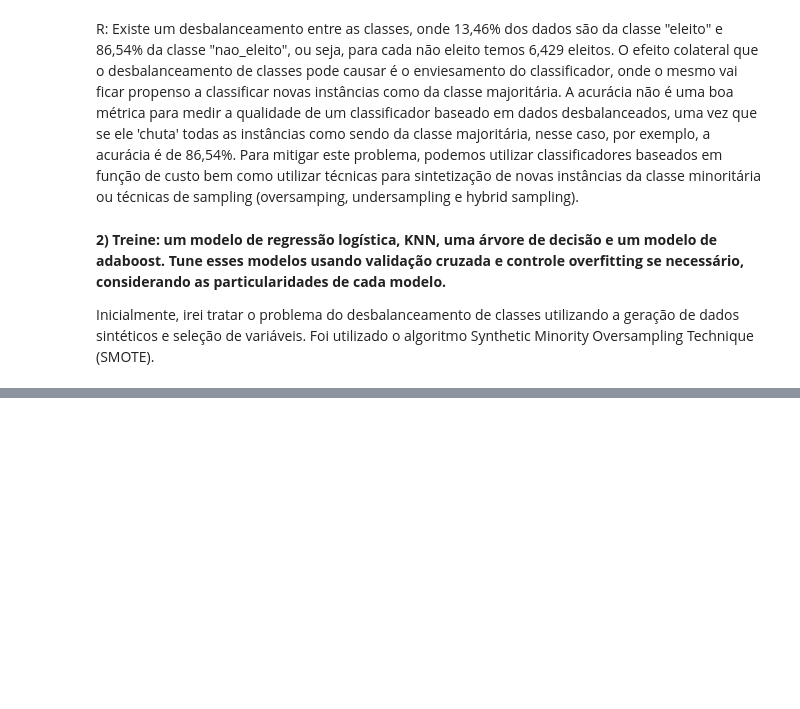
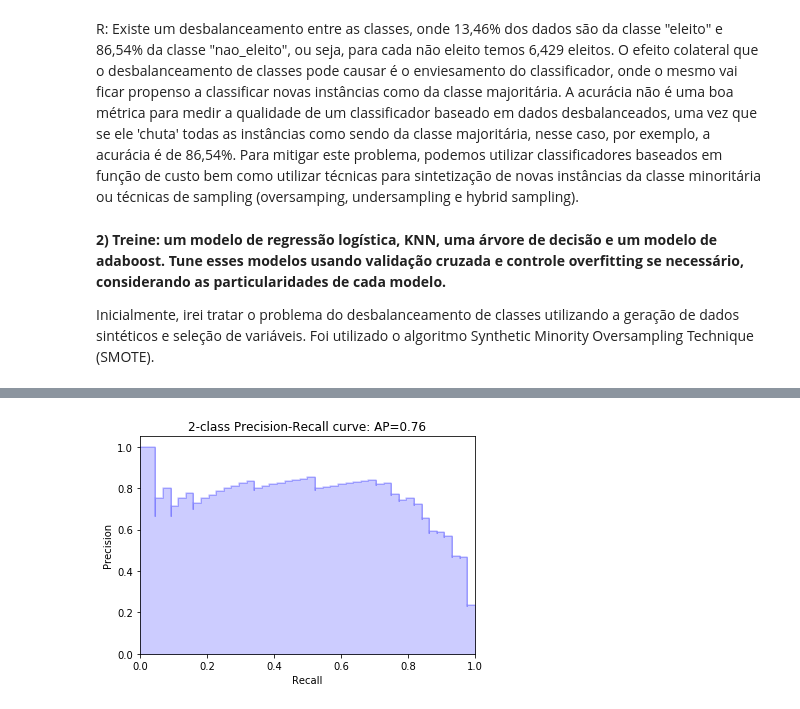
Before and after one commit to ffosilva/machine-learning-classes, a Jupyter notebook: atividade4/previsao_de_eleicao_de_deputados.ipynb, the cells around one changed output, grey strips where cells are left out. Cells and saved outputs as stored; diff of their text form; code cells hidden in the pictures; blank space fills up the shorter version.

```diff
--- a/atividade4/previsao_de_eleicao_de_deputados.ipynb
+++ b/atividade4/previsao_de_eleicao_de_deputados.ipynb
@@ -127,0 +125,29 @@ Vamos agora treinar um modelo de regressão logística (sem e com validação cr
+# %%
+def plot_auc(y_test, y_score, average_precision):
+    precision, recall, _ = precision_recall_curve(y_test, y_score)
+
+    # In matplotlib < 1.5, plt.fill_between does not have a 'step' argument
+    step_kwargs = ({'step': 'post'}
+                   if 'step' in signature(plt.fill_between).parameters
+                   else {})
+    plt.step(recall, precision, color='b', alpha=0.2,
+             where='post')
+    plt.fill_between(recall, precision, alpha=0.2, color='b', **step_kwargs)
+
+    plt.xlabel('Recall')
+    plt.ylabel('Precision')
+    plt.ylim([0.0, 1.05])
+    plt.xlim([0.0, 1.0])
+    plt.title('2-class Precision-Recall curve: AP={0:0.2f}'.format(
+              average_precision))
+# %%
+logisticRegr = LogisticRegression()
+logisticRegr.fit(bal_x_train, bal_y_train)
+logisticRegr_apr_val = average_precision_score(bal_y_val, logisticRegr.decision_function(bal_x_val))
+logisticRegr_apr_test = average_precision_score(test_target, logisticRegr.decision_function(test_features))
+
+print '- Modelo de regressão logística:'
+print '\nResultados da validação: \nAccuracy = %f\nPrecision = %f\nRecall = %f' % (logisticRegr.score(bal_x_val, bal_y_val), precision_score(bal_y_val, logisticRegr.predict(bal_x_val)), recall_score(bal_y_val, logisticRegr.predict(bal_x_val)))
+print 'Score médio de precision-recall de validação: {0:0.2f}'.format(logisticRegr_apr_val)
+print '\nResultados de teste: \nAccuracy = %f\nPrecision = %f\nRecall = %f' % (logisticRegr.score(test_features, test_target), precision_score(test_target, logisticRegr.predict(test_features)), recall_score(test_target, logisticRegr.predict(test_features)))
+print 'Score médio de precision-recall de teste: {0:0.2f}'.format(logisticRegr_apr_test)
@@ -127,0 +168,4 @@ Vamos agora treinar um modelo de regressão logística (sem e com validação cr
+# %%
+plot_auc(bal_y_val,logisticRegr.decision_function(bal_x_val), logisticRegr_apr_val)
+# %% [output]
+[figure, added]
```
Also changed, not shown: parts of 24 cells of this notebook.
